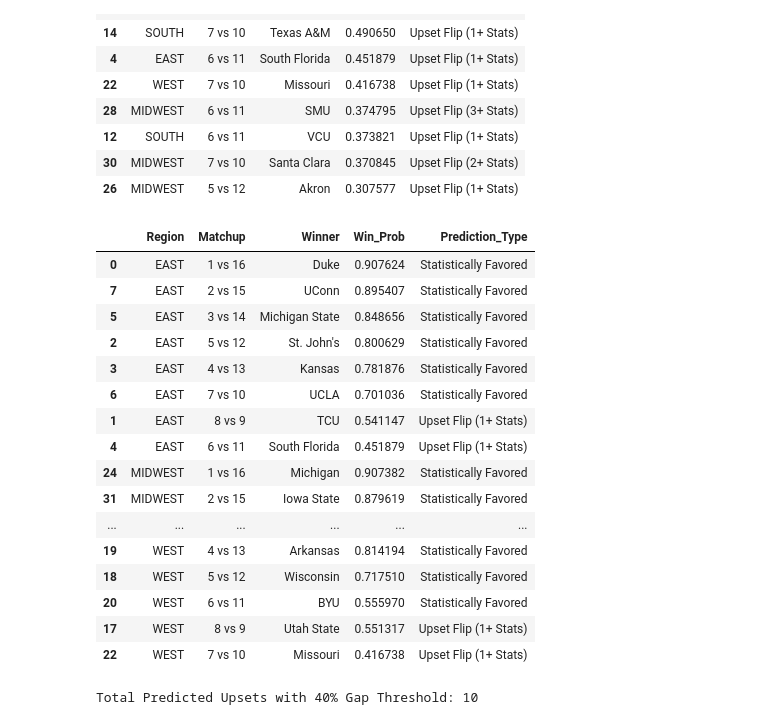
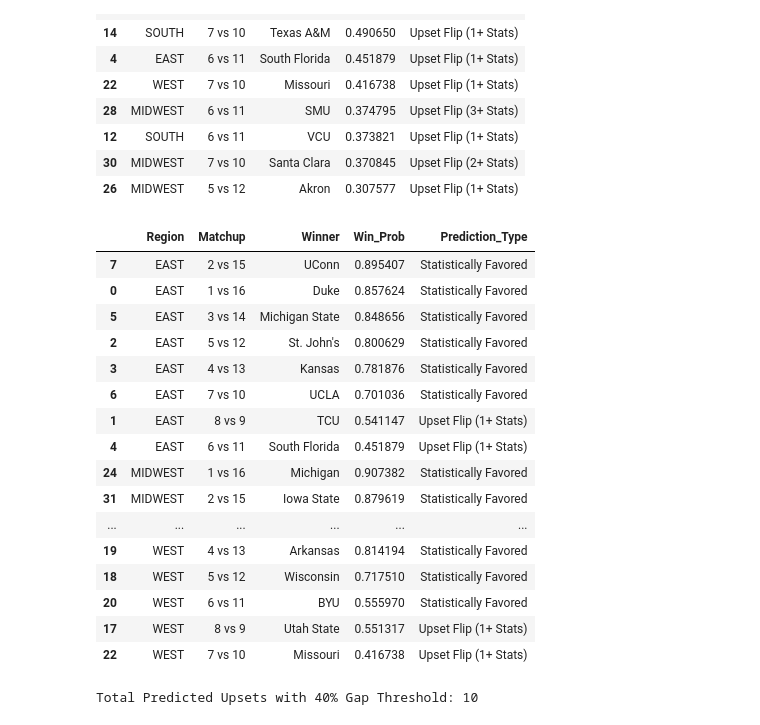
Before and after one commit to nmatthews5/GithubAction, a Jupyter notebook: Final_March_Madness.ipynb, the cells around one changed output. Drawn from its saved outputs; the diff is of its cells as text; code cells hidden in the pictures.

```diff
--- a/Final_March_Madness.ipynb
+++ b/Final_March_Madness.ipynb
@@ -405,6 +405,7 @@ REQUIRED_EDGES = 1
 ONE_SEED_GAP_THRESHOLD = 0.05
 
 injury_penalties = {
+    'Duke': 0.05,
     'Texas Tech': 0.10,
     'North Carolina': 0.10,
     'BYU': 0.07,
@@ -448,35 +449,35 @@ for region in bracket_final_cleaned['Region'].unique():
         if not t1_rows.empty and not t2_rows.empty:
             fav = t1_rows.iloc[0]
             und = t2_rows.iloc[0]
 
             if fav['Team'] in manual_losers:
                 winner, win_prob, note = und['Team'], und['win_prob'], "Manual Override (Loss)"
             elif und['Team'] in manual_losers:
                 winner, win_prob, note = fav['Team'], fav['win_prob'], "Statistically Favored"
             else:
                 prob_gap = abs(fav['win_prob'] - und['win_prob'])
                 edges = 0
                 if und['3PT%'] > fav['3PT%']: edges += 1
                 if und['TOV%'] < fav['TOV%']: edges += 1
                 if und['KADJ D RANK'] < fav['KADJ D RANK'] or und['KADJ O RANK'] < fav['KADJ O RANK']: edges += 1
 
                 current_threshold = ONE_SEED_GAP_THRESHOLD if fav['Seed'] == 1 else GAP_THRESHOLD
 
                 if prob_gap <= current_threshold and edges >= REQUIRED_EDGES:
                     winner, win_prob, note = und['Team'], und['win_prob'], f"Upset Flip ({edges}+ Stats)"
                 else:
                     winner = fav['Team'] if fav['win_prob'] >= und['win_prob'] else und['Team']
                     win_prob = max(fav['win_prob'], und['win_prob'])
                     note = "Statistically Favored"
 
             final_results.append({'Region': region, 'Matchup': f'{s1} vs {s2}', 'Winner': winner, 'Win_Prob': win_prob, 'Prediction_Type': note})
 
 final_winners_df = pd.DataFrame(final_results)
 display(final_winners_df.sort_values(by=['Region', 'Win_Prob'], ascending=[True, False]))
 # %% [output]
 |  | Region | Matchup | Winner | Win_Prob | Prediction_Type |
-| 0 | EAST | 1 vs 16 | Duke | 0.907624 | Statistically Favored |
 | 7 | EAST | 2 vs 15 | UConn | 0.895407 | Statistically Favored |
+| 0 | EAST | 1 vs 16 | Duke | 0.857624 | Statistically Favored |
 | 5 | EAST | 3 vs 14 | Michigan State | 0.848656 | Statistically Favored |
 | 2 | EAST | 5 vs 12 | St. John's | 0.800629 | Statistically Favored |
 | 3 | EAST | 4 vs 13 | Kansas | 0.781876 | Statistically Favored |
```
Also changed, not shown: parts of 4 cells of this notebook.
